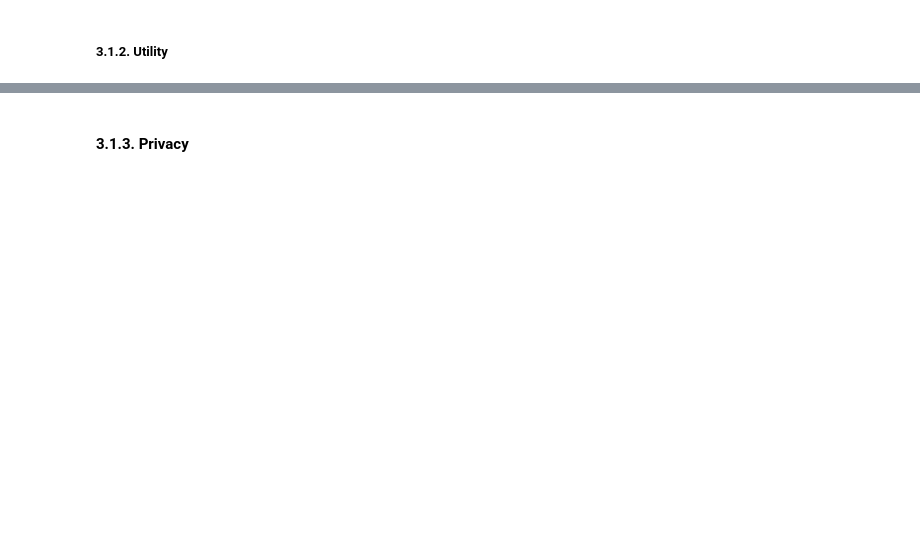
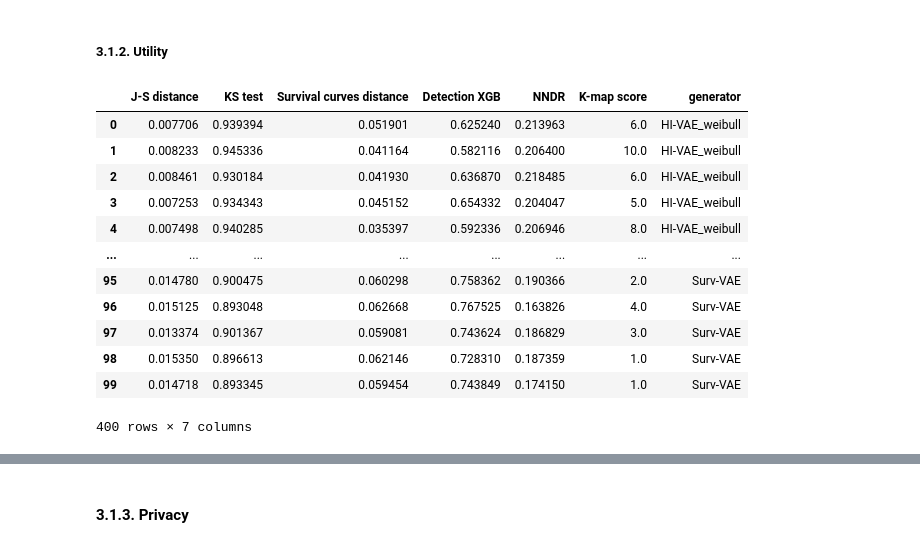
Before and after one commit to aguilloux/HI-VAE_Pytorch, a Jupyter notebook: simulations_compare.ipynb, the cells around one changed output, grey strips where cells are left out. Drawn from its saved outputs; the diff is of its cells as text; code cells hidden in the pictures; blank space fills up the shorter version.

```diff
--- a/simulations_compare.ipynb
+++ b/simulations_compare.ipynb
@@ -175,5 +189,21 @@ visualize_general_perf(general_scores_df, metrics=[['J-S distance', "min"], ['KS
 # %% [markdown]
 ##### 3.1.2. Utility
+# %%
+general_scores_df
+# %% [output]
+|  | J-S distance | KS test | Survival curves distance | Detection XGB | NNDR | K-map score | generator |
+| 0 | 0.007706 | 0.939394 | 0.051901 | 0.625240 | 0.213963 | 6.0 | HI-VAE_weibull |
+| 1 | 0.008233 | 0.945336 | 0.041164 | 0.582116 | 0.206400 | 10.0 | HI-VAE_weibull |
+| 2 | 0.008461 | 0.930184 | 0.041930 | 0.636870 | 0.218485 | 6.0 | HI-VAE_weibull |
+| 3 | 0.007253 | 0.934343 | 0.045152 | 0.654332 | 0.204047 | 5.0 | HI-VAE_weibull |
+| 4 | 0.007498 | 0.940285 | 0.035397 | 0.592336 | 0.206946 | 8.0 | HI-VAE_weibull |
+| ... | ... | ... | ... | ... | ... | ... | ... |
+| 95 | 0.014780 | 0.900475 | 0.060298 | 0.758362 | 0.190366 | 2.0 | Surv-VAE |
+| 96 | 0.015125 | 0.893048 | 0.062668 | 0.767525 | 0.163826 | 4.0 | Surv-VAE |
+| 97 | 0.013374 | 0.901367 | 0.059081 | 0.743624 | 0.186829 | 3.0 | Surv-VAE |
+| 98 | 0.015350 | 0.896613 | 0.062146 | 0.728310 | 0.187359 | 1.0 | Surv-VAE |
+| 99 | 0.014718 | 0.893345 | 0.059454 | 0.743849 | 0.174150 | 1.0 | Surv-VAE |
+400 rows × 7 columns
 # %%
 visualize_general_perf(general_scores_df, metrics=[['Survival curves distance', "min"], ['Detection XGB', "min"]])
 # %% [output]
```
Also changed, not shown: parts of 14 cells of this notebook.
